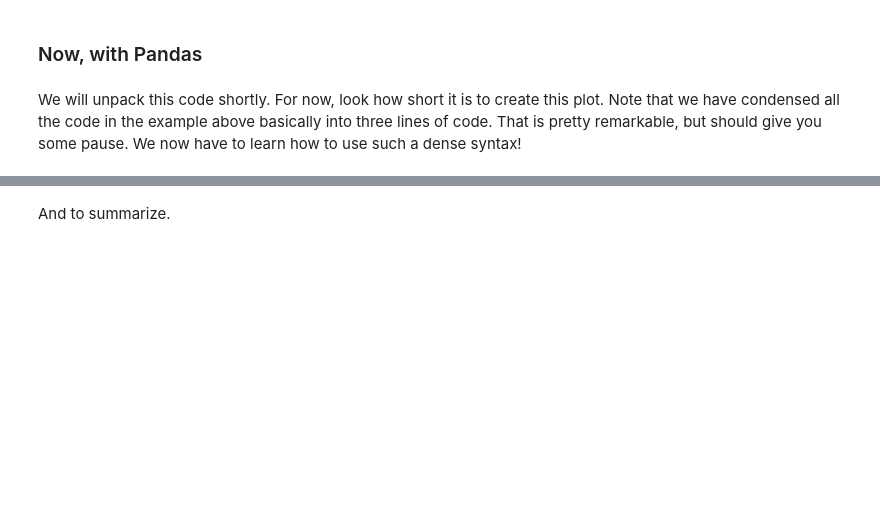
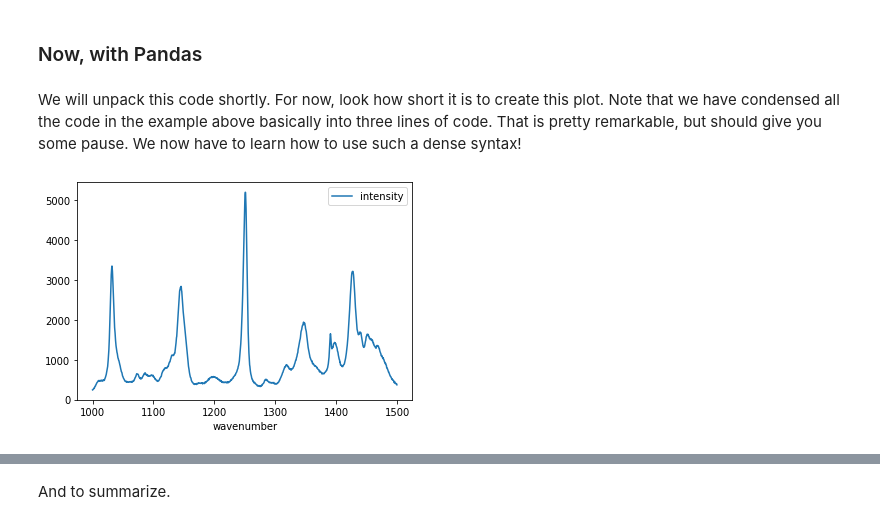
Before and after one commit to Steel-Bank-codespaces/s23-06681, a Jupyter notebook: lectures/02-pandas-intro/pandas-intro.ipynb, the cells around one changed output, grey strips where cells are left out. Cells and saved outputs as stored; diff of their text form; code cells hidden in the pictures; blank space fills up the shorter version.

```diff
--- a/lectures/02-pandas-intro/pandas-intro.ipynb
+++ b/lectures/02-pandas-intro/pandas-intro.ipynb
@@ -37,6 +49,9 @@ We will unpack this code shortly. For now, look how short it is to create this p
 # %%
 import pandas as pd
 
 df = pd.read_csv('raman.txt', delimiter = '\t', index_col=0,
                  names=['wavenumber', 'intensity'])
-df[(df.index >= 1000) & (df.index<1500)].plot();
+ind = (df.index >= 1000) & (df.index<1500)
+df[ind].plot();
+# %% [output]
+[figure, added]
```
Also changed, not shown: parts of 58 cells of this notebook.
